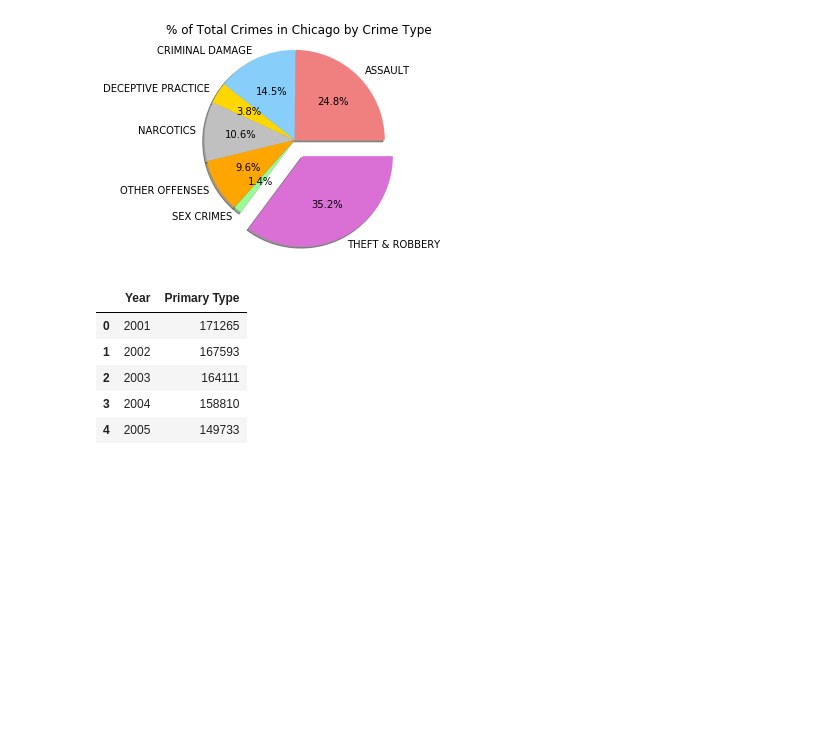
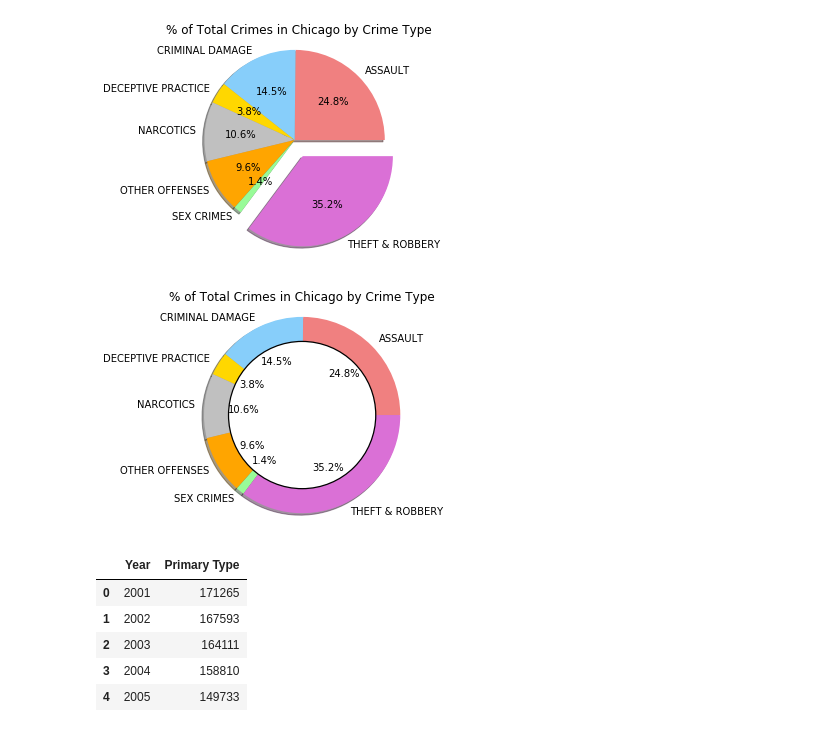
Before and after one commit to Mariamslmn/Crimes_study, a Jupyter notebook: crimes_plots.ipynb, the cells around one changed output. Cells and saved outputs as stored; diff of their text form; code cells hidden in the pictures; blank space fills up the shorter version.

```diff
--- a/crimes_plots.ipynb
+++ b/crimes_plots.ipynb
@@ -121,6 +121,39 @@ plt.savefig("../crimes_pie.png")
 plt.show()
 # %% [output]
 [figure]
+# %%
+# The slices will be ordered and plotted counter-clockwise.
+#PIE CHART:
+#Labels:
+type_list = crime_percentage_df.keys()
+
+# Seperate the "Urban" section from the others
+explode = (0, 0, 0, 0, 0, 0, 0)
+
+#colors
+colors = ("lightcoral", "lightskyblue", "gold", "silver", "orange", "palegreen", "orchid")
+
+# Build Pie Chart
+crimes_pie = crime_percentage_df.plot(kind="pie", y=type_list, autopct="%1.1f%%", colors=colors, explode=explode, shadow=True, title=("% of Total Crimes in Chicago by Crime Type"))
+crimes_pie.set_ylabel("")
+
+
+
+#remove legend
+plt.gca().legend_.remove()
+
+#draw a circle at the center of pie to make it look like a donut
+centre_circle = plt.Circle((0,0),0.75,color='black', fc='white',linewidth=1.25)
+fig = plt.gcf()
+fig.gca().add_artist(centre_circle)
+
+# Save Figure
+plt.savefig("../crimes_donutpng")
+# Set aspect ratio to be equal so that pie is drawn as a circle.
+plt.axis('equal')
+plt.show()
+# %% [output]
+[figure, added]
 # %%
 #THEFT & ROBBERY by Year
 loc_theft = crimes_data_df.loc[crimes_data_df["Primary Type"] == "THEFT & ROBBERY", :]
```
Also changed, not shown: parts of 3 cells of this notebook.
